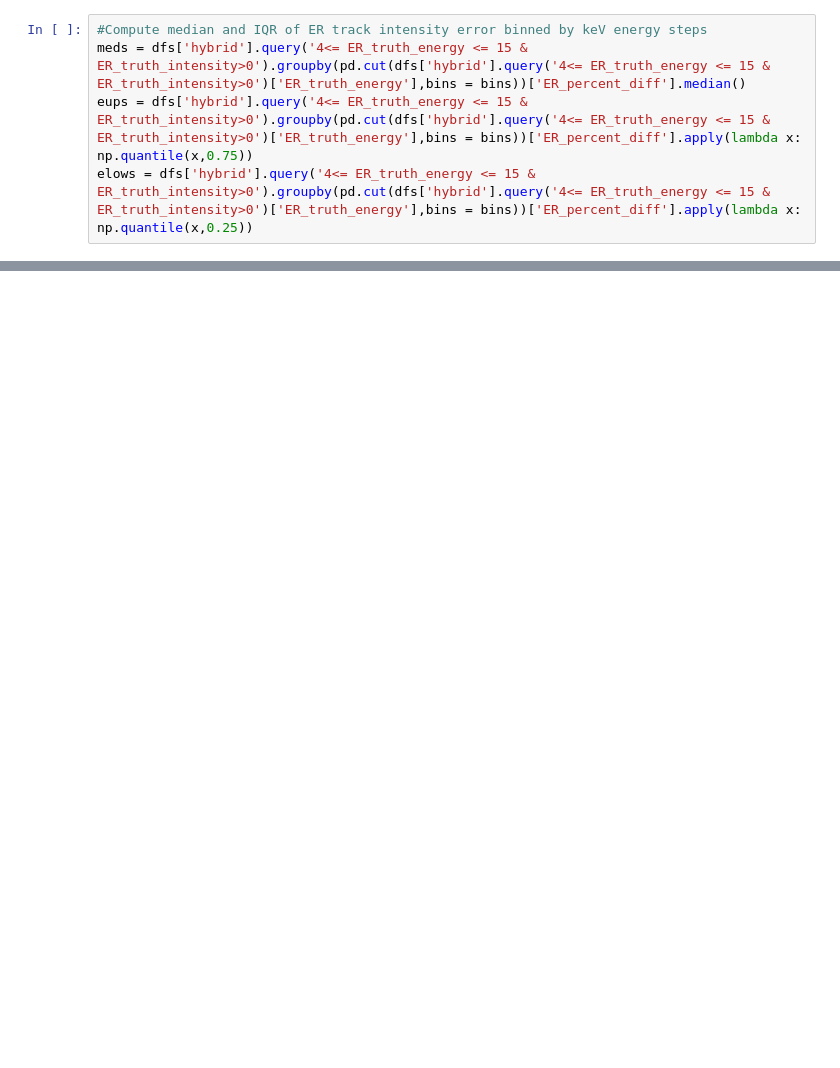
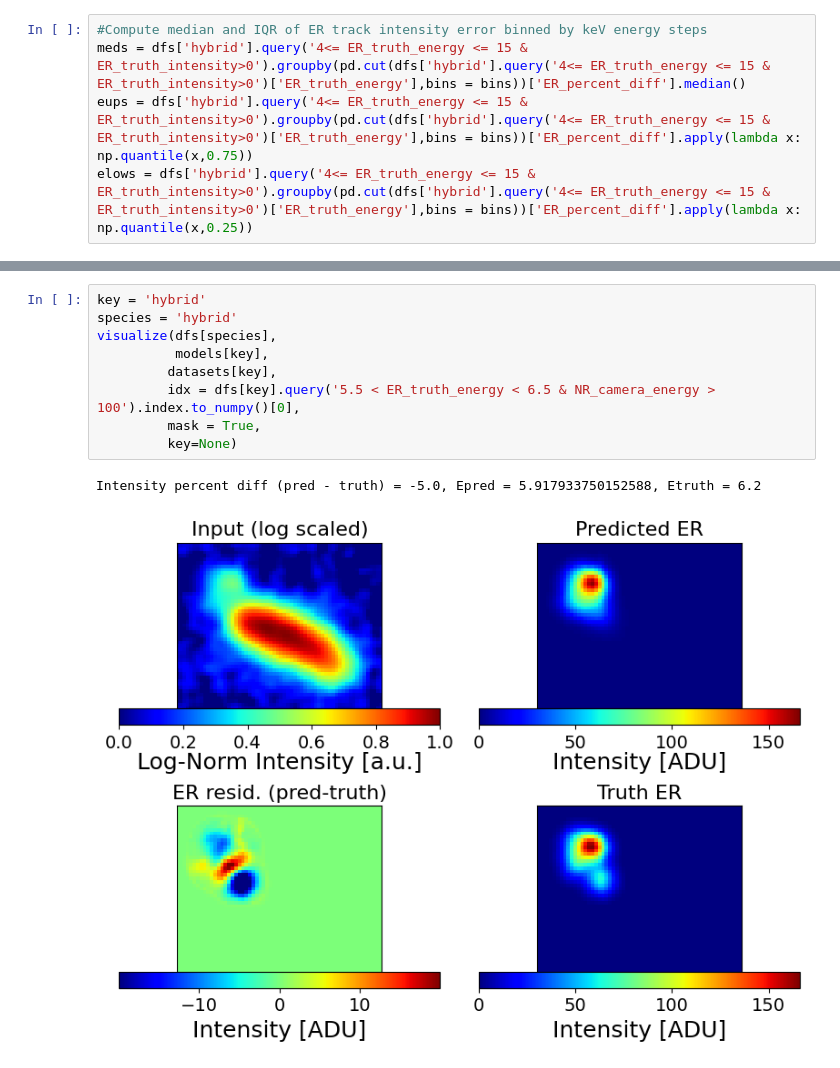
Before and after one commit to jschuel/OASIS, a Jupyter notebook: OASIS/tutorial.ipynb, the cells around one changed output, grey strips where cells are left out. Drawn from its saved outputs; the diff is of its cells as text; blank space fills up the shorter version.

```diff
--- a/OASIS/tutorial.ipynb
+++ b/OASIS/tutorial.ipynb
@@ -426,0 +431,12 @@ Fsigpix = 0.16, Intensity percent diff (pred - truth) = -13.0, Epred = 5.0402806
+# %%
+key = 'hybrid'
+species = 'hybrid'
+visualize(dfs[species],
+          models[key],
+         datasets[key],
+         idx = dfs[key].query('5.5 < ER_truth_energy < 6.5 & NR_camera_energy > 100').index.to_numpy()[0],
+         mask = True,
+         key=None)
+# %% [output]
+Intensity percent diff (pred - truth) = -5.0, Epred = 5.917933750152588, Etruth = 6.2
+[figure, added]
```
Also changed, not shown: parts of 16 cells of this notebook.
